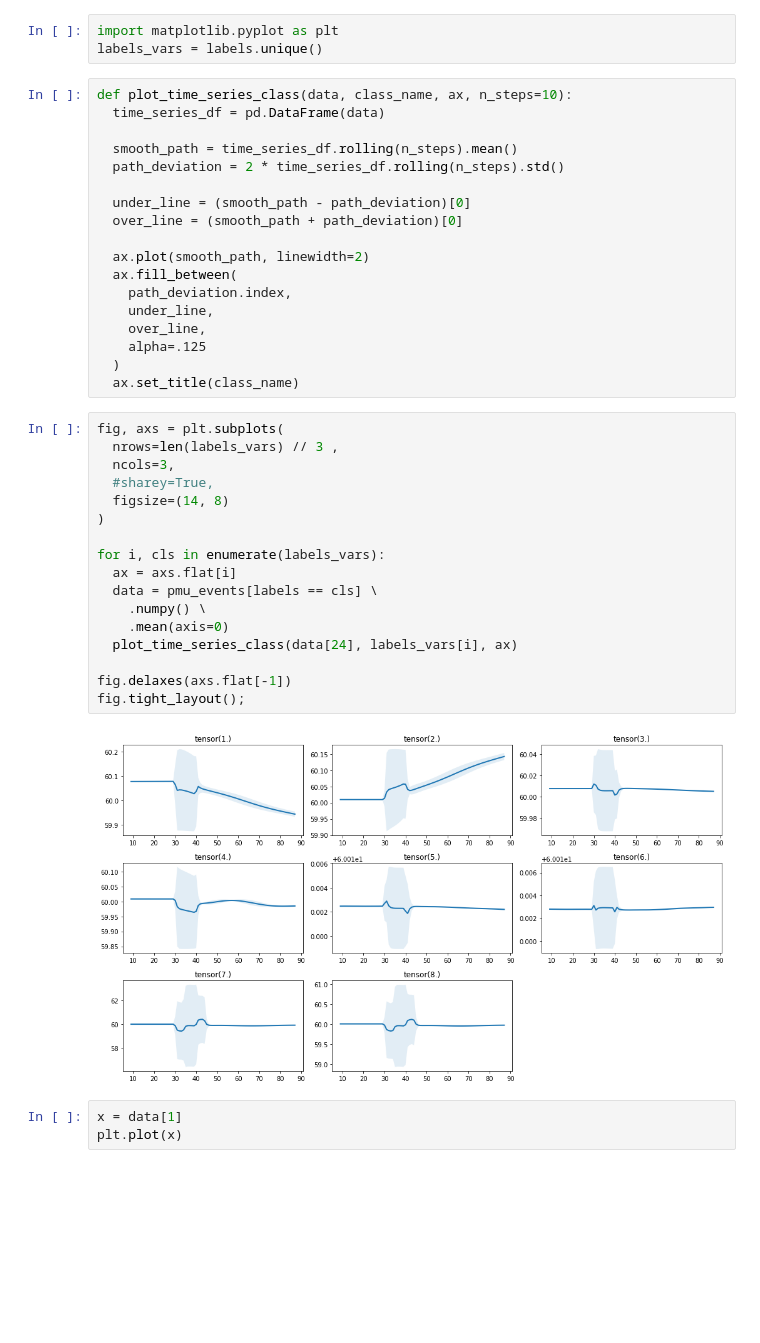
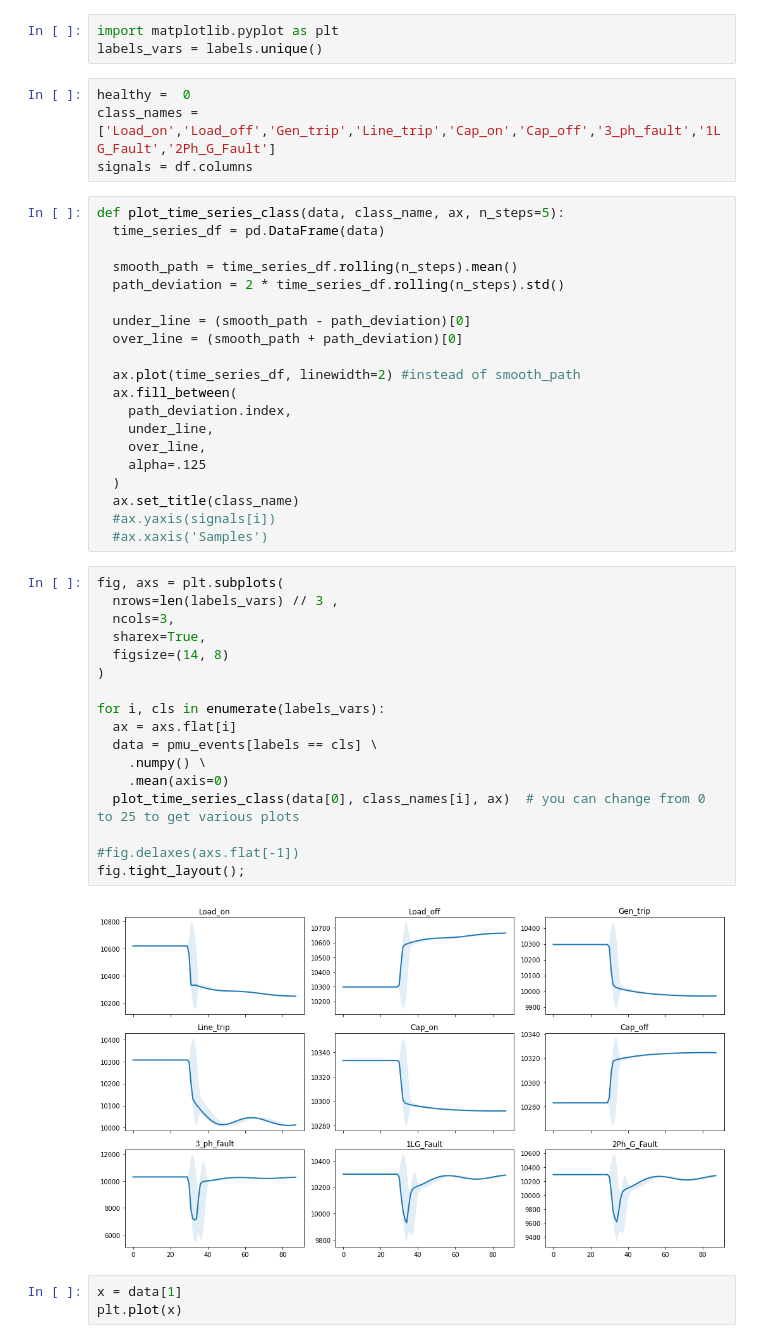
Before and after one commit to Nidarshan619/Planets, a Jupyter notebook: Shreya_PMU_Data.ipynb, the cells around one changed output. Cells and saved outputs as stored; diff of their text form; blank space fills up the shorter version.

```diff
--- a/Shreya_PMU_Data.ipynb
+++ b/Shreya_PMU_Data.ipynb
@@ -251,8 +251,12 @@ pmu_events[0].shape, labels[0]
 # %%
 import matplotlib.pyplot as plt
 labels_vars = labels.unique()
+# %%
+healthy =  0
+class_names = ['Load_on','Load_off','Gen_trip','Line_trip','Cap_on','Cap_off','3_ph_fault','1LG_Fault','2Ph_G_Fault']
+signals = df.columns
 # %%
-def plot_time_series_class(data, class_name, ax, n_steps=10):
+def plot_time_series_class(data, class_name, ax, n_steps=5):
   time_series_df = pd.DataFrame(data)
 
   smooth_path = time_series_df.rolling(n_steps).mean()
@@ -261,7 +265,7 @@ def plot_time_series_class(data, class_name, ax, n_steps=10):
   under_line = (smooth_path - path_deviation)[0]
   over_line = (smooth_path + path_deviation)[0]
 
-  ax.plot(smooth_path, linewidth=2)
+  ax.plot(time_series_df, linewidth=2) #instead of smooth_path
   ax.fill_between(
     path_deviation.index,
     under_line,
@@ -269,25 +273,27 @@ def plot_time_series_class(data, class_name, ax, n_steps=10):
     alpha=.125
   )
   ax.set_title(class_name)
+  #ax.yaxis(signals[i])
+  #ax.xaxis('Samples')
 # %%
 fig, axs = plt.subplots(
   nrows=len(labels_vars) // 3 ,
   ncols=3,
-  #sharey=True,
+  sharex=True,
   figsize=(14, 8)
 )
 
 for i, cls in enumerate(labels_vars):
   ax = axs.flat[i]
   data = pmu_events[labels == cls] \
     .numpy() \
     .mean(axis=0)
-  plot_time_series_class(data[24], labels_vars[i], ax)
+  plot_time_series_class(data[0], class_names[i], ax)  # you can change from 0 to 25 to get various plots
 
-fig.delaxes(axs.flat[-1])
+#fig.delaxes(axs.flat[-1])
 fig.tight_layout();
 # %% [output]
-[figure, old version]
+[figure, new version]
 # %%
 x = data[1]
 plt.plot(x)
```
